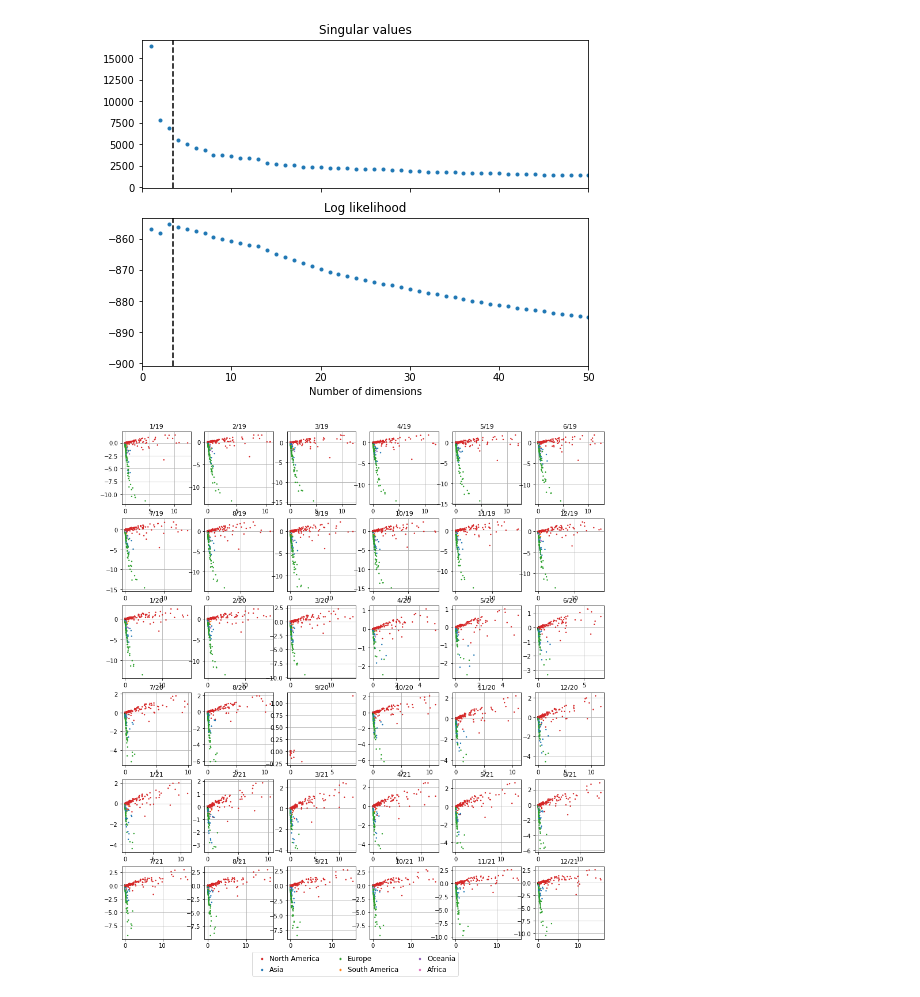
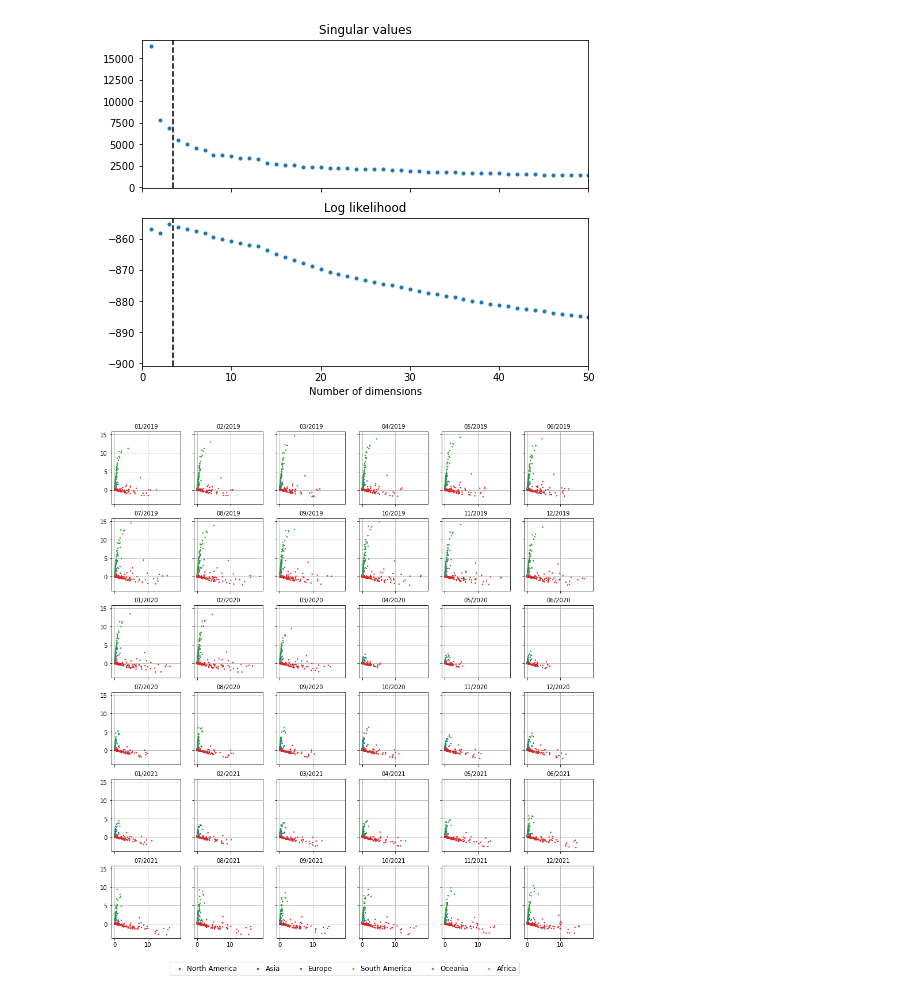
Before and after one commit to iggallagher/Miscellaneous, a Jupyter notebook: Flight Data UASE.ipynb, the cells around one changed output. Drawn from its saved outputs; the diff is of its cells as text; code cells hidden in the pictures.

```diff
--- a/Flight Data UASE.ipynb
+++ b/Flight Data UASE.ipynb
@@ -43,32 +43,34 @@ sources = [[] for i in range(36)]
 targets = [[] for i in range(36)]
 weights = [[] for i in range(36)]
 
-years = [2019, 2020, 2021]
+years = ['2019','2020','2021']
+months = ['01','02','03','04','05','06','07','08','09','10','11','12']
 
-for y in range(3):
+for y in range(len(years)):
     year = years[y]
+    for m in range(len(months)):
+        month = months[m]
 
-    for month in range(12):
+        filename = glob.glob('/Users/fo18757/Research/Datasets/Flight Data/flightlist_' + str(year) + str(month) + '*.csv')[0]
+        print(filename)
+        file = open(filename, 'r')
+
+        t = 12*y + m
         first = True
-        t = 12*y + month
-
-        if month < 9:
-            month_str = '0' + str(month+1)
-        else:
-            month_str = str(month+1)
-
-        filename = glob.glob('../../../Datasets/Flight Data/flightlist_' + str(year) + month_str + '*.csv')[0]
-        print(t, filename)
-        file = open(filename, 'r')
 
         for line in file:
             if first:
+                first_data = np.array(line.strip('\n').split(','))
+                source_idx = np.where(first_data == 'origin')[0][0]
+                target_idx = np.where(first_data == 'destination')[0][0]
+                time_idx = np.where(first_data == 'firstseen')[0][0]
+
                 first = False
                 continue
 
             data = line.strip('\n').split(',')
-            source = data[4]
-            target = data[5]
+            source = data[source_idx]
+            target = data[target_idx]
 
             # Ignore blank entries
             if source == '' or target == '':
@@ -175,20 +177,20 @@ se.plot_dim_select(lq_best, lq, SA_wgt, max_plot=50)
 # %% [output]
 [figure]
 # %%
-d = 4
+d = 3
 _, YAs = se.UASE(As, d)
 # %%
-fig, axs = plt.subplots(6, 6, figsize=(2.5*6,2.5*6))
+fig, axs = plt.subplots(6, 6, figsize=(2.5*6,2.5*6), sharex=True, sharey=True)
 
 for t in range(36):
     axs[np.divmod(t,6)].grid(); axs[np.divmod(t,6)].set_axisbelow(True)
     axs[np.divmod(t,6)].scatter(YAs[t,:,0], YAs[t,:,1], marker='.', s=8, c=Z_col)
-    axs[np.divmod(t,6)].set_title(str(t % 12 + 1) + '/' + str(years[int(t/12)] - 2000), fontsize=10)
+    axs[np.divmod(t,6)].set_title(months[np.divmod(t,12)[1]] + '/' + years[np.divmod(t,12)[0]], fontsize=10)
 
-fig.legend(handles=handles, bbox_to_anchor=(0.5,0), loc='lower center', ncol=3, fancybox=True, fontsize=12, handletextpad=0.1)
+fig.legend(handles=handles, bbox_to_anchor=(0.5,0), loc='lower center', ncol=6, fancybox=True, fontsize=12, handletextpad=0.1)
 plt.subplots_adjust(bottom = 0.065);
 # %% [output]
-[figure, old version]
+[figure, new version]
 # %%
 def spherical_embed(x):
     d = len(x)
```
Also changed, not shown: parts of 3 cells of this notebook.
